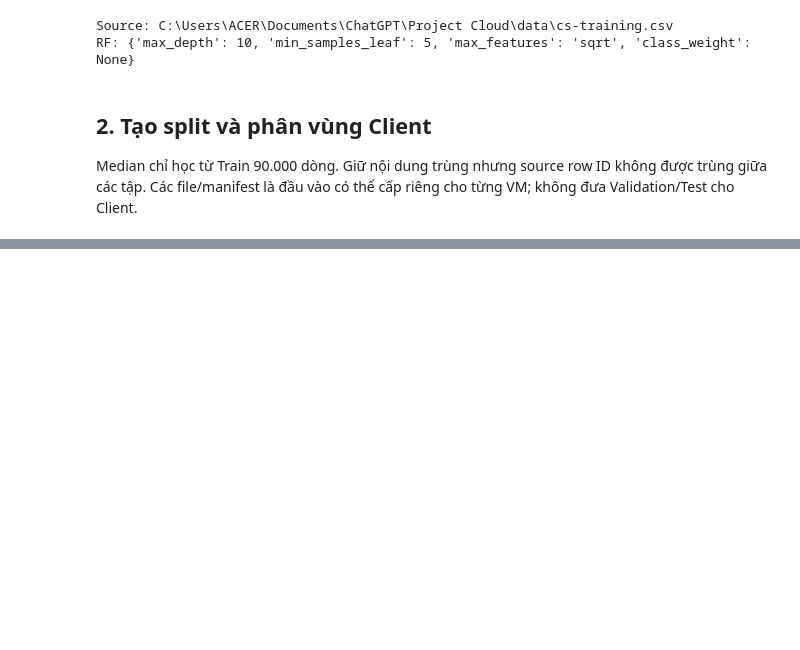
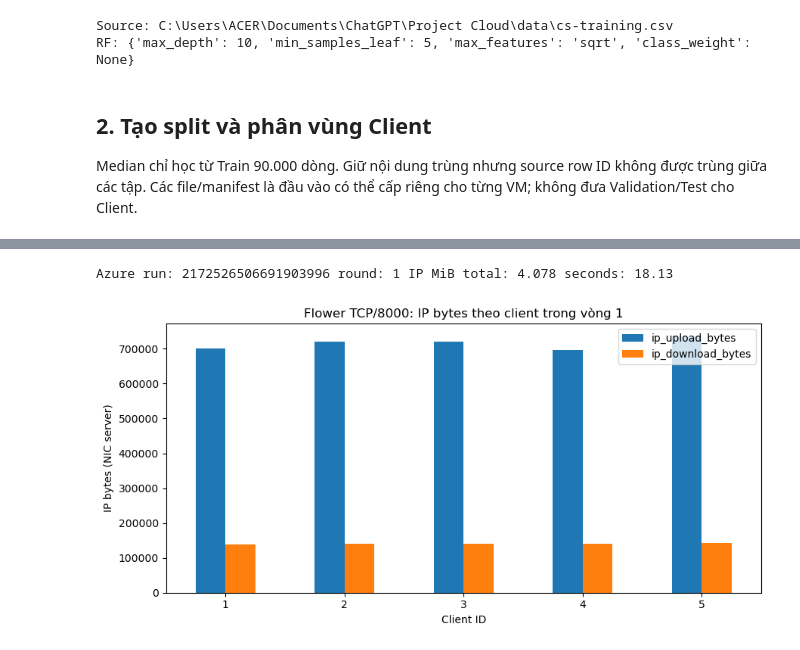
Before and after one commit to danghoang2510-k18/IS402-Project, a Jupyter notebook: notebooks/federated_random_forest.ipynb, the cells around one changed output, grey strips where cells are left out. Drawn from its saved outputs; the diff is of its cells as text; code cells hidden in the pictures; blank space fills up the shorter version.

```diff
--- a/notebooks/federated_random_forest.ipynb
+++ b/notebooks/federated_random_forest.ipynb
@@ -243,0 +295,31 @@ Results: C:\Users\ACER\Documents\ChatGPT\Project Cloud\results\protocol_v1\seed4
+# %%
+traffic_path = PROJECT_ROOT / "results" / "azure_traffic_new_run" / "flower_traffic_round1.json"
+if traffic_path.is_file():
+    traffic = json.loads(traffic_path.read_text(encoding="utf-8"))
+    assert traffic["mode"] == MODE and len(traffic["clients"]) == N_CLIENTS
+    traffic_rows = []
+    for item in traffic["clients"]:
+        traffic_rows.append({
+            "client_id": item["client_id"],
+            "region": "East Asia" if item["client_id"] <= 2 else "Korea Central",
+            "numeric_tree_array_bytes": item["numeric_tree_array_bytes"],
+            "ip_upload_bytes": item["client_to_server"]["ip_bytes"],
+            "ip_download_bytes": item["server_to_client"]["ip_bytes"],
+            "tcp_payload_upload_bytes": item["client_to_server"]["tcp_payload_bytes"],
+            "tcp_payload_download_bytes": item["server_to_client"]["tcp_payload_bytes"],
+        })
+    traffic_table = pd.DataFrame(traffic_rows)
+    display(traffic_table)
+    print("Azure run:", traffic["run_id"], "round:", traffic["round"],
+          "IP MiB total:", round(traffic["ip_mib_total"], 3),
+          "seconds:", round(traffic["round_duration_seconds"], 2))
+    ax = traffic_table.plot.bar(x="client_id", y=["ip_upload_bytes", "ip_download_bytes"],
+                                figsize=(9, 4.5), rot=0)
+    ax.set(title="Flower TCP/8000: IP bytes theo client trong vòng 1",
+           xlabel="Client ID", ylabel="IP bytes (NIC server)")
+    plt.tight_layout()
+    plt.show()
+else:
+    print("Chưa có packet report cho Azure run mới:", traffic_path)
+    print("Làm theo deployment/azure/communication-cost.md rồi chạy lại ô này.")
+# %% [output]
@@ -243,0 +332,2 @@ Results: C:\Users\ACER\Documents\ChatGPT\Project Cloud\results\protocol_v1\seed4
+Azure run: 2172526506691903996 round: 1 IP MiB total: 4.078 seconds: 18.13
+[figure, added]
```
Also changed, not shown: parts of 17 cells of this notebook, 37 other files.
